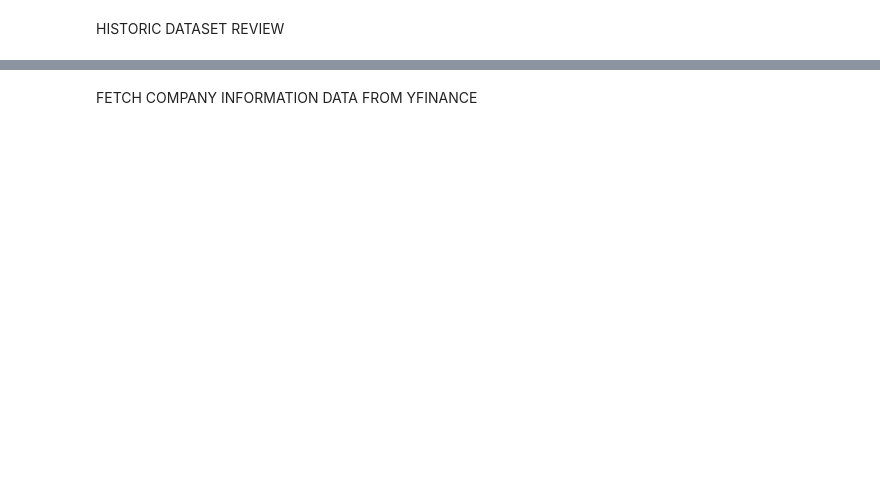
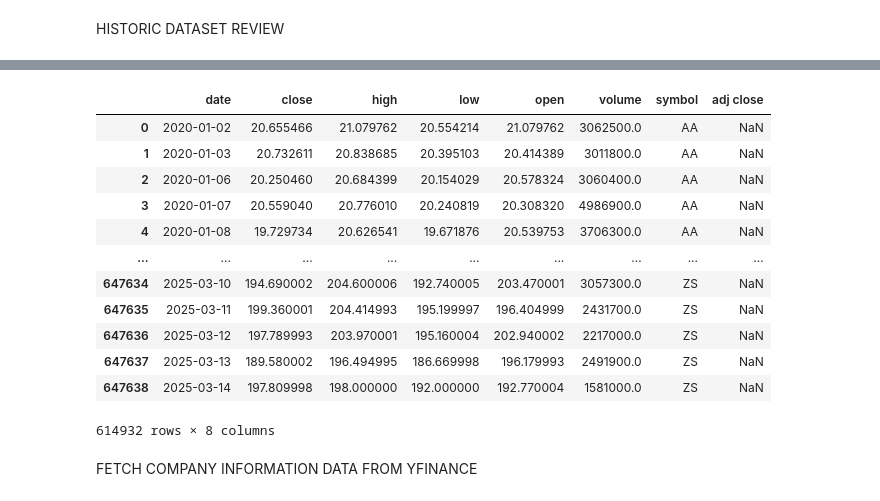
Before and after one commit to JanKomis/stock_report, a Jupyter notebook: python/notebook.ipynb, the cells around one changed output, grey strips where cells are left out. Saved outputs shown, nothing was run; the diff lists cells and outputs as text; code cells hidden in the pictures; blank space fills up the shorter version.

```diff
--- a/python/notebook.ipynb
+++ b/python/notebook.ipynb
@@ -52,11 +101,4 @@ print("Počet řádků s datem 2025-03-14:", rows_on_date)
 
 #rows with empty values
 print(df.isnull().sum())
-
-#move the 'symbol' column into the first position
-cols = df.columns.tolist()
-cols.remove('symbol')
-new_order = ['symbol'] + cols
-df = df[new_order]
-df
 # %% [output]
@@ -85,0 +116,17 @@ dtype: int64
+# %%
+df.columns = df.columns.str.lower()
+df
+# %% [output]
+|  | date | close | high | low | open | volume | symbol | adj close |
+| 0 | 2020-01-02 | 20.655466 | 21.079762 | 20.554214 | 21.079762 | 3062500.0 | AA | NaN |
+| 1 | 2020-01-03 | 20.732611 | 20.838685 | 20.395103 | 20.414389 | 3011800.0 | AA | NaN |
+| 2 | 2020-01-06 | 20.250460 | 20.684399 | 20.154029 | 20.578324 | 3060400.0 | AA | NaN |
+| 3 | 2020-01-07 | 20.559040 | 20.776010 | 20.240819 | 20.308320 | 4986900.0 | AA | NaN |
+| 4 | 2020-01-08 | 19.729734 | 20.626541 | 19.671876 | 20.539753 | 3706300.0 | AA | NaN |
+| ... | ... | ... | ... | ... | ... | ... | ... | ... |
+| 647634 | 2025-03-10 | 194.690002 | 204.600006 | 192.740005 | 203.470001 | 3057300.0 | ZS | NaN |
+| 647635 | 2025-03-11 | 199.360001 | 204.414993 | 195.199997 | 196.404999 | 2431700.0 | ZS | NaN |
+| 647636 | 2025-03-12 | 197.789993 | 203.970001 | 195.160004 | 202.940002 | 2217000.0 | ZS | NaN |
+| 647637 | 2025-03-13 | 189.580002 | 196.494995 | 186.669998 | 196.179993 | 2491900.0 | ZS | NaN |
+| 647638 | 2025-03-14 | 197.809998 | 198.000000 | 192.000000 | 192.770004 | 1581000.0 | ZS | NaN |
+614932 rows × 8 columns
```
Also changed, not shown: parts of 12 cells of this notebook, 7 other files.
